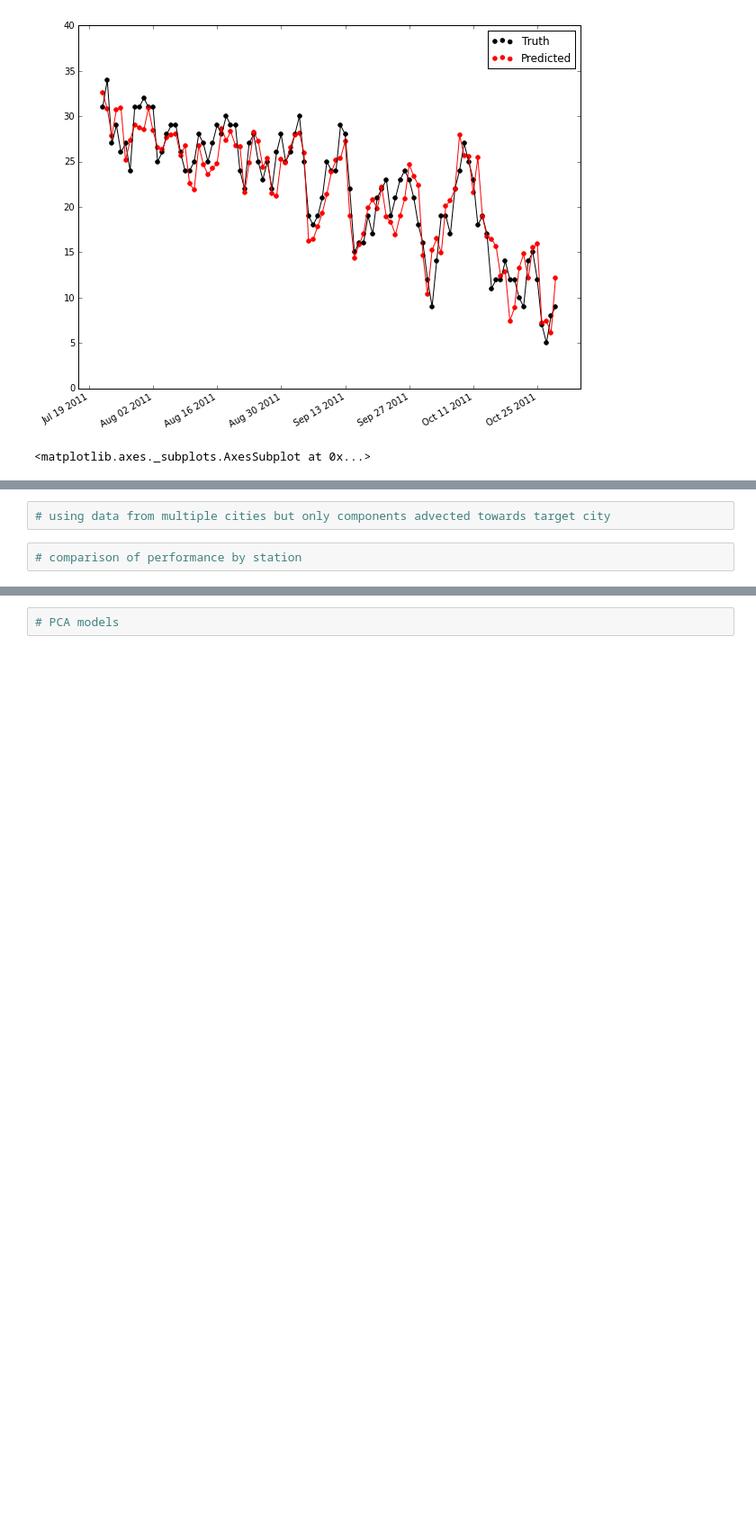
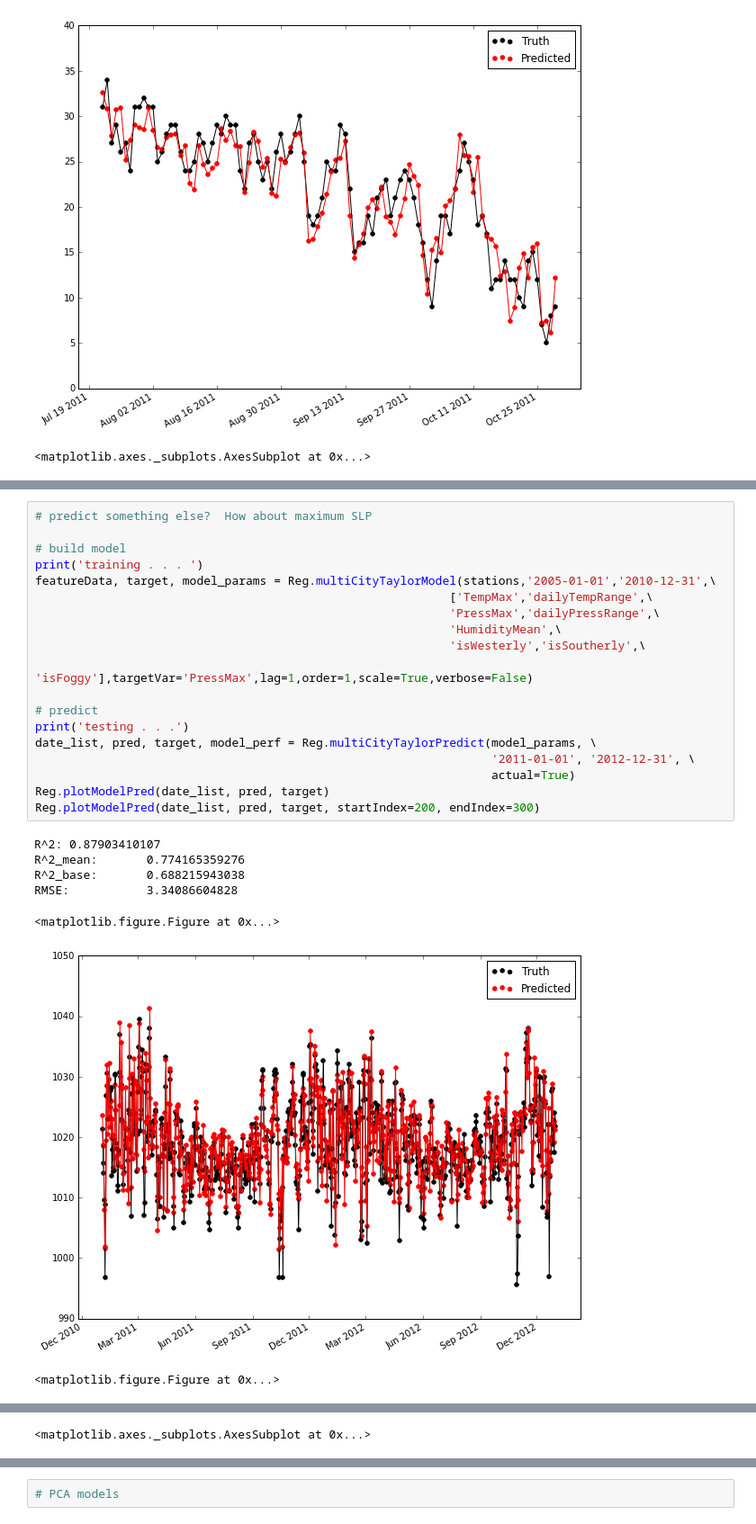
Before and after one commit to majorgowan/wpwp, a Jupyter notebook: Scraping/Notebooks/wU_Regression_models.ipynb, the cells around one changed output, grey strips where cells are left out. Shown at 90% size. Saved outputs shown, nothing was run; the diff lists cells and outputs as text; blank space fills up the shorter version.

```diff
--- a/Scraping/Notebooks/wU_Regression_models.ipynb
+++ b/Scraping/Notebooks/wU_Regression_models.ipynb
@@ -256,6 +264,29 @@ Regression beats baseline 63.6% of the time
 
 There were 0 4-sigma events!
-# %%
-# using data from multiple cities but only components advected towards target city
-# %%
-# comparison of performance by station
+# %%
+# predict something else?  How about maximum SLP
+
+# build model
+print('training . . . ')
+featureData, target, model_params = Reg.multiCityTaylorModel(stations,'2005-01-01','2010-12-31',\
+                                                           ['TempMax','dailyTempRange',\
+                                                           'PressMax','dailyPressRange',\
+                                                           'HumidityMean',\
+                                                           'isWesterly','isSoutherly',\
+                                                           'isFoggy'],targetVar='PressMax',lag=1,order=1,scale=True,verbose=False)
+
+# predict
+print('testing . . .')
+date_list, pred, target, model_perf = Reg.multiCityTaylorPredict(model_params, \
+                                                                 '2011-01-01', '2012-12-31', \
+                                                                 actual=True)
+Reg.plotModelPred(date_list, pred, target)
+Reg.plotModelPred(date_list, pred, target, startIndex=200, endIndex=300)
+# %% [output]
+R^2: 0.87903410107
+R^2_mean:       0.774165359276
+R^2_base:       0.688215943038
+RMSE:           3.34086604828
+<matplotlib.figure.Figure at 0x...>
+[figure, added]
+<matplotlib.figure.Figure at 0x...>
@@ -261,0 +294 @@ There were 0 4-sigma events!
+<matplotlib.axes._subplots.AxesSubplot at 0x...>
```
Also changed, not shown: parts of 14 cells of this notebook, 2 other files.
